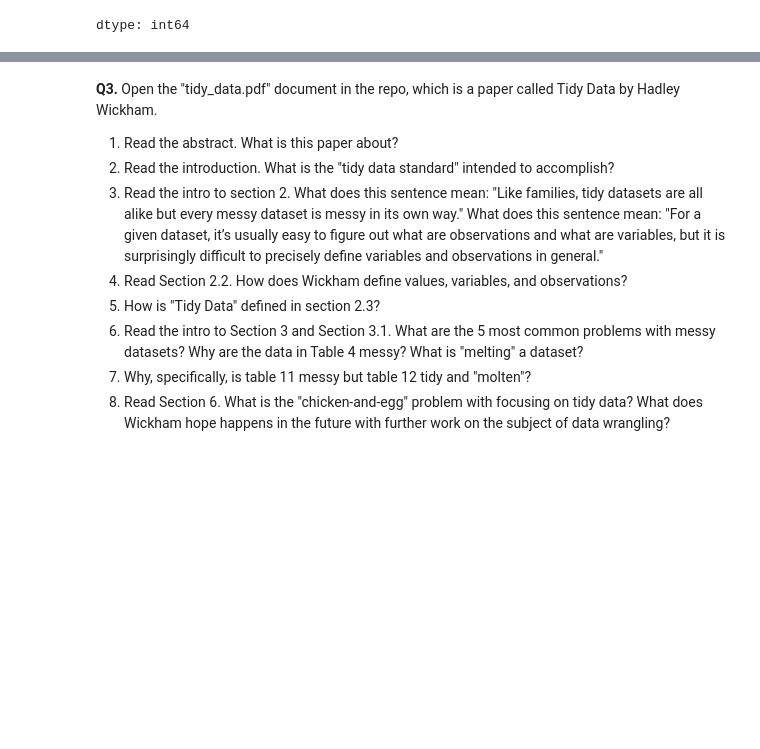
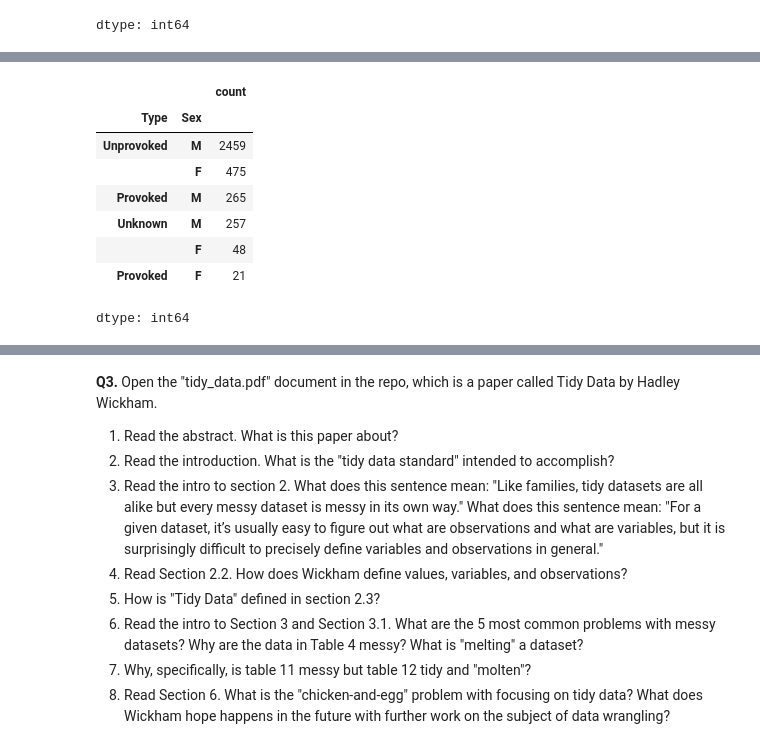
Before and after one commit to KaranRawatUVA/wrangling, a Jupyter notebook: assignment/assignment.ipynb, the cells around one changed output, grey strips where cells are left out. Saved outputs shown, nothing was run; the diff lists cells and outputs as text; code cells hidden in the pictures; blank space fills up the shorter version.

```diff
--- a/assignment/assignment.ipynb
+++ b/assignment/assignment.ipynb
@@ -147,2 +186,17 @@ dtype: int64
 # %%
-# 8. Are sharks more likely to launch unprovoked attacks on men or women? Is the attack more or less likely to be fatal when the attack is provoked or unprovoked? Is it more or less likely to be fatal when the victim is male or female? How do you feel about sharks?
+# 8. Are sharks more likely to launch unprovoked attacks on men or women?
+
+fatal_changed[['Type', 'Sex' ]].value_counts()
+
+# Sharks are more likely to launch unprovoked attacks on women (475/518= ~92%) then men (2459/2823 = ~87%) if you look at it at a rate basis
+# However by raw volume, the unprovoke attack men more
+# %% [output]
+|  |  | count |
+| Type | Sex |  |
+| Unprovoked | M | 2459 |
+|  | F | 475 |
+| Provoked | M | 265 |
+| Unknown | M | 257 |
+|  | F | 48 |
+| Provoked | F | 21 |
+dtype: int64
```
Also changed, not shown: parts of 4 cells of this notebook.
